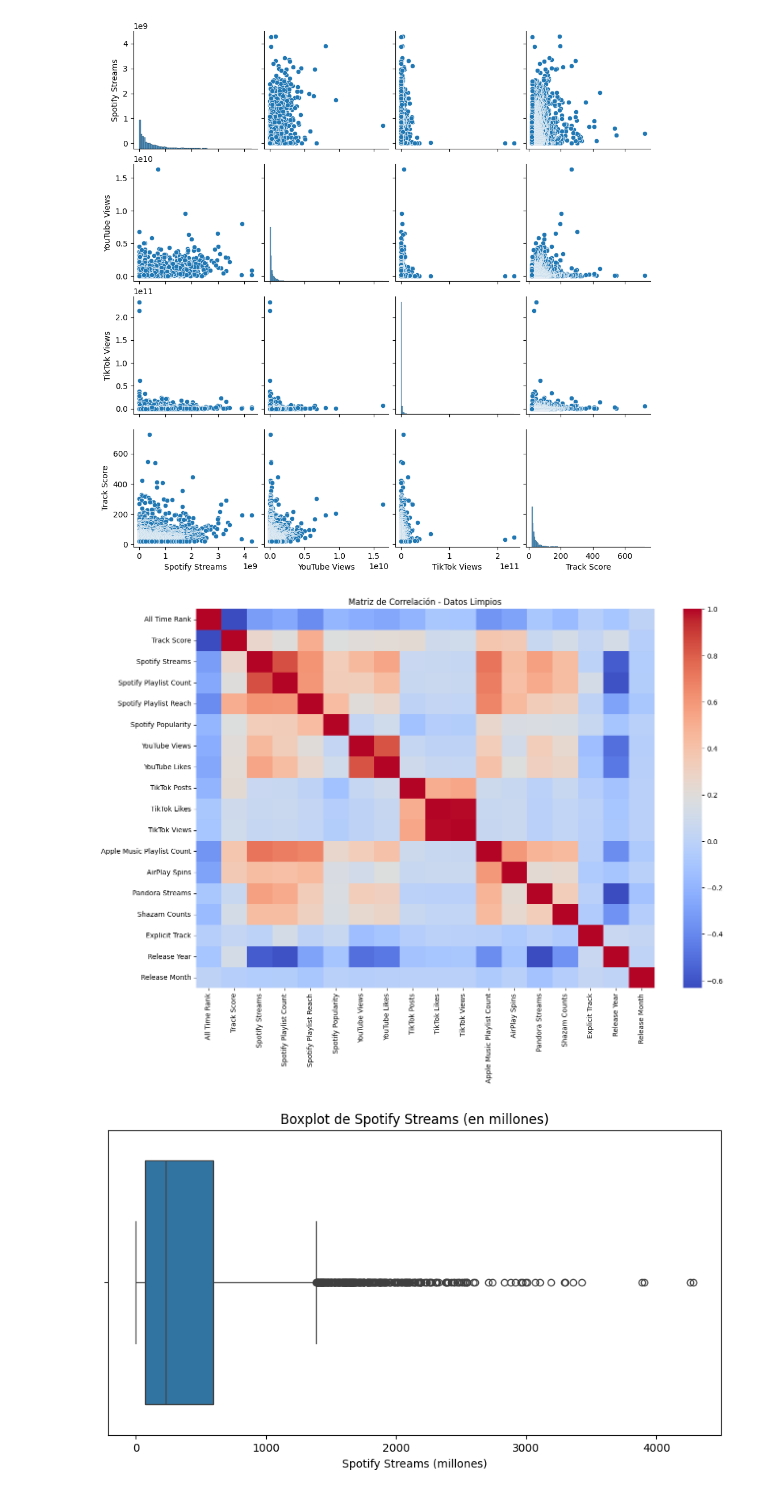
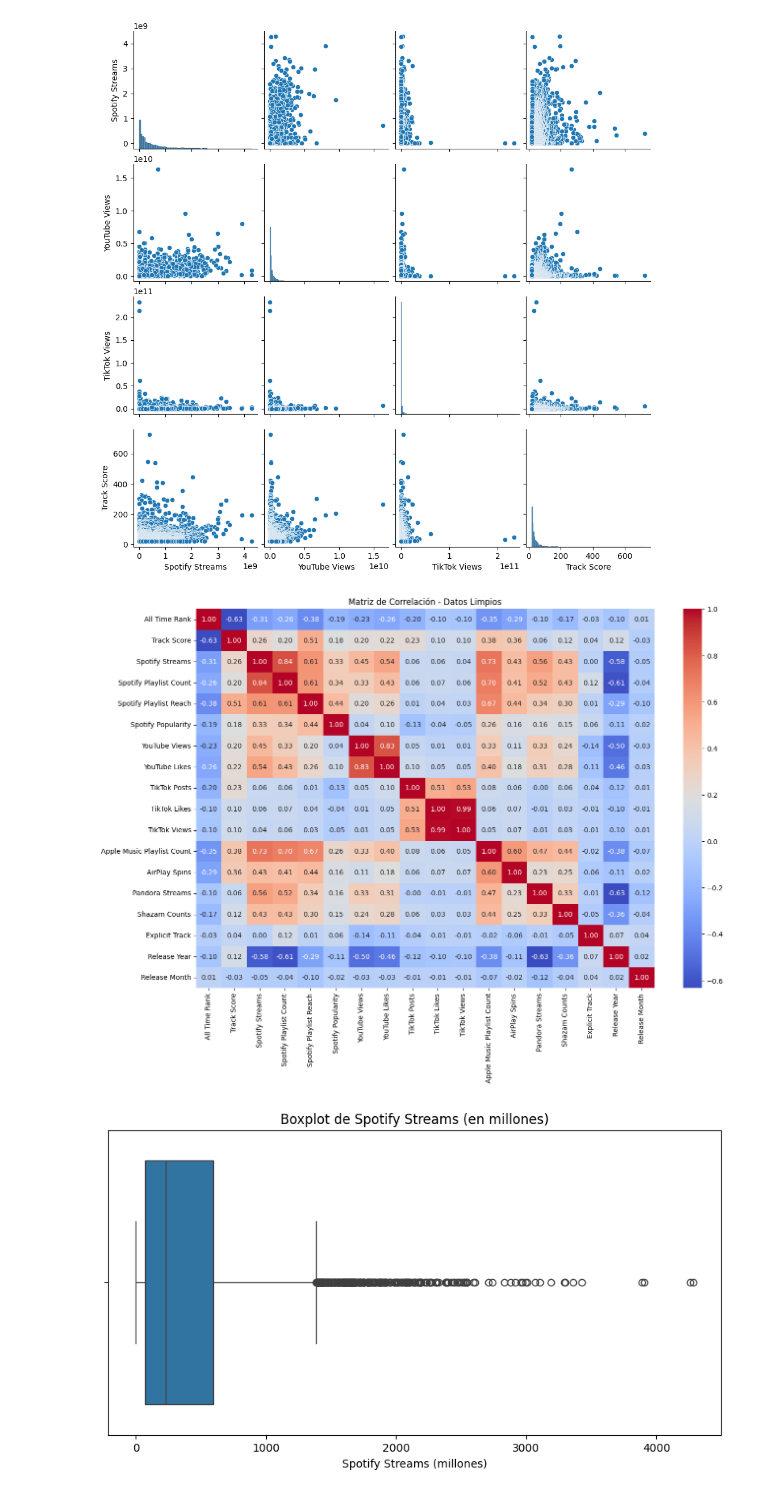
Before and after one commit to PaulaMart57/spotify-prediction, a Jupyter notebook: notebook/Estadistica_descriptiva.ipynb, the cells around one changed output. Drawn from its saved outputs; the diff is of its cells as text; code cells hidden in the pictures.

```diff
--- a/notebook/Estadistica_descriptiva.ipynb
+++ b/notebook/Estadistica_descriptiva.ipynb
@@ -248,11 +255,12 @@ plt.show()
 [figure]
 # %%
 plt.figure(figsize=(15,10))
-sns.heatmap(data_clean.corr(numeric_only=True), cmap="coolwarm")
+sns.heatmap(data_clean.corr(numeric_only=True),cmap="coolwarm",annot=True,fmt=".2f"
+)
 plt.title("Matriz de Correlación - Datos Limpios")
 plt.show()
 # %% [output]
-[figure, old version]
+[figure, new version]
 # %%
 plt.figure(figsize=(10,5))
 sns.boxplot(x=data_clean['Spotify Streams'] / 1_000_000)
```
Also changed, not shown: parts of 3 cells of this notebook, 1 other file.
